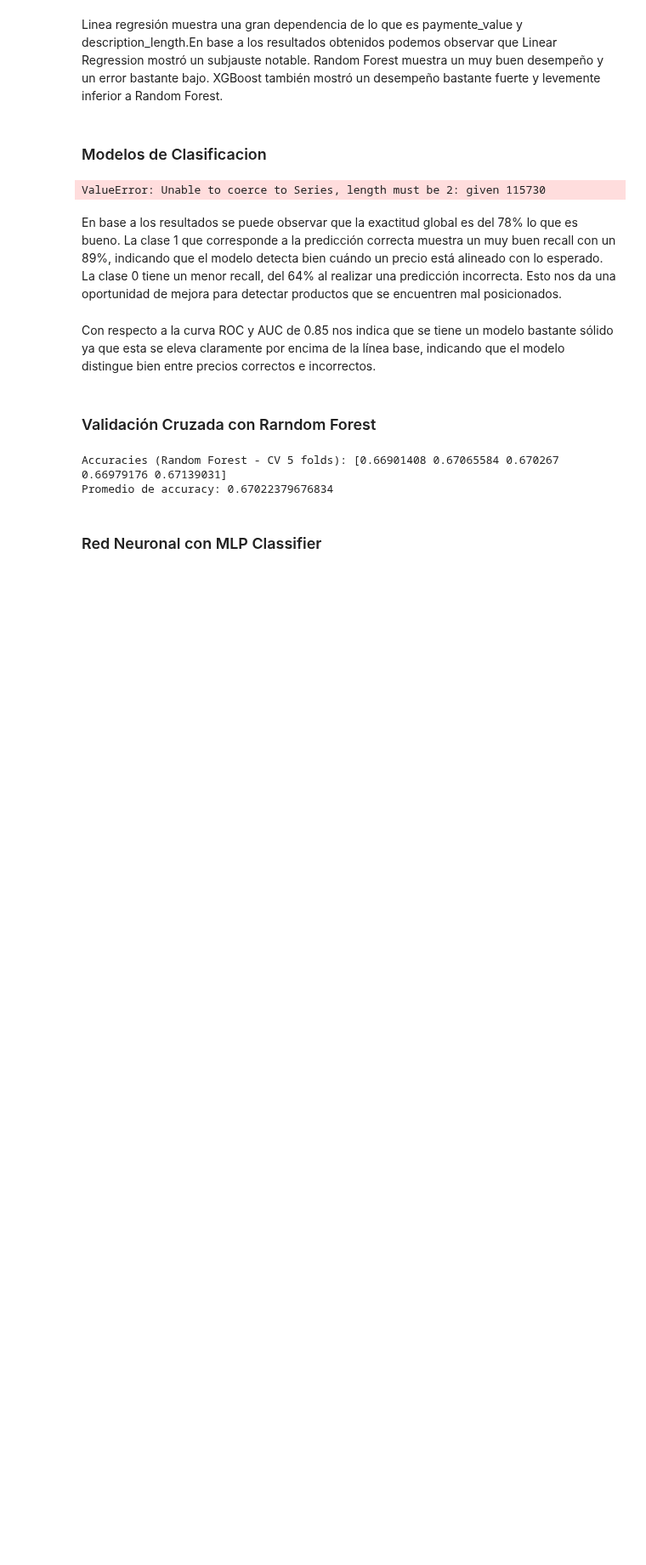
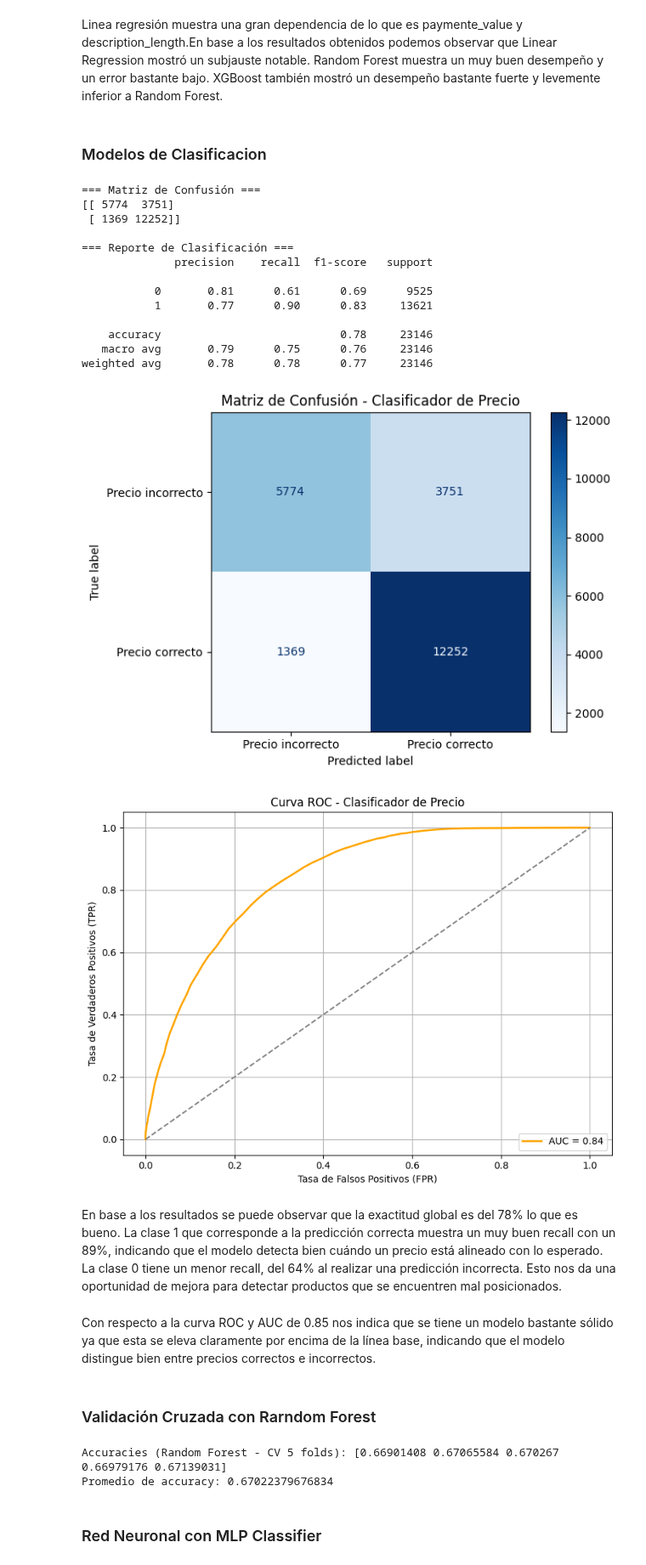
Before and after one commit to tsc221645/CC3074_Proyecto_Final, a Jupyter notebook: semana4/refactor_approach.ipynb, the cells around one changed output. Shown at 85% size. Drawn from its saved outputs; the diff is of its cells as text; code cells hidden in the pictures; blank space fills up the shorter version.

Commit message:
fixing models

```diff
--- a/semana4/refactor_approach.ipynb
+++ b/semana4/refactor_approach.ipynb
@@ -251,50 +251,84 @@ Linea regresión muestra una gran dependencia de lo que es paymente_value y desc
 ### Modelos de Clasificacion
 # %%
 from sklearn.ensemble import RandomForestClassifier
+from sklearn.model_selection import train_test_split
 from sklearn.metrics import (
     classification_report, confusion_matrix, ConfusionMatrixDisplay,
     roc_curve, auc
 )
 import matplotlib.pyplot as plt
+import pandas as pd
 
-# Crear etiqueta binaria: 1 si el precio es igual o superior al predicho
-rf_pred =  modelos["Random Forest"].predict(X)
-y_class = (y >= rf_pred).astype(int)
+y_clean = y.loc[:, ~y.columns.duplicated()].copy()
 
-X_train_c, X_test_c, y_train_c, y_test_c = train_test_split(X, y_class, test_size=0.2, random_state=42)
+y_series = y_clean.iloc[:, 0]
+rf_pred = modelos["Random Forest"].predict(X)
 
+# Validar tamaño compatible
+assert len(y_series) == len(rf_pred), f"Tamaños incompatibles: y={len(y_series)}, pred={len(rf_pred)}"
+
+
+y_class = (y_series >= rf_pred).astype(int)
+
+
+X_clf = X.copy()
+
+
+X_train_c, X_test_c, y_train_c, y_test_c = train_test_split(
+    X_clf, y_class, test_size=0.2, random_state=42
+)
+
+# Entrenar clasificador
 clf = RandomForestClassifier(n_estimators=100, random_state=42)
 clf.fit(X_train_c, y_train_c)
 
+# Predicciones de clase y probabilidades
 y_pred_c = clf.predict(X_test_c)
-y_score = clf.predict_proba(X_test_c)[:, 1]
+y_score = clf.predict_proba(X_test_c)[:, 1]  # Probabilidad de clase 1
 
 
+print(" Matriz de Confusión ")
 print(confusion_matrix(y_test_c, y_pred_c))
+print("\n Reporte de Clasificación ")
 print(classification_report(y_test_c, y_pred_c))
 
 cm = confusion_matrix(y_test_c, y_pred_c)
 disp = ConfusionMatrixDisplay(confusion_matrix=cm, display_labels=["Precio incorrecto", "Precio correcto"])
 disp.plot(cmap="Blues")
 plt.title("Matriz de Confusión - Clasificador de Precio")
 plt.tight_layout()
 plt.show()
 
+# Curva ROC
 fpr, tpr, _ = roc_curve(y_test_c, y_score)
 roc_auc = auc(fpr, tpr)
 
 plt.figure(figsize=(8, 6))
 plt.plot(fpr, tpr, label=f"AUC = {roc_auc:.2f}", color="orange", lw=2)
 plt.plot([0, 1], [0, 1], linestyle="--", color="gray")
 plt.xlabel("Tasa de Falsos Positivos (FPR)")
 plt.ylabel("Tasa de Verdaderos Positivos (TPR)")
 plt.title("Curva ROC - Clasificador de Precio")
 plt.legend(loc="lower right")
 plt.grid(True)
 plt.tight_layout()
 plt.show()
 # %% [output]
-ValueError: Unable to coerce to Series, length must be 2: given 115730
+=== Matriz de Confusión ===
+[[ 5774  3751]
+ [ 1369 12252]]
+
+=== Reporte de Clasificación ===
+              precision    recall  f1-score   support
+
+           0       0.81      0.61      0.69      9525
+           1       0.77      0.90      0.83     13621
+
+    accuracy                           0.78     23146
+   macro avg       0.79      0.75      0.76     23146
+weighted avg       0.78      0.78      0.77     23146
+[figure, added]
+[figure, added]
 # %% [markdown]
 En base a los resultados se puede observar que la exactitud global es del 78% lo que es bueno. La clase 1 que corresponde a la predicción correcta muestra un muy buen recall con un 89%, indicando que el modelo detecta bien cuándo un precio está alineado con lo esperado. La clase 0 tiene un menor recall, del 64% al realizar una predicción incorrecta. Esto nos da una oportunidad de mejora para detectar productos que se encuentren mal posicionados.
 # %% [markdown]
```
